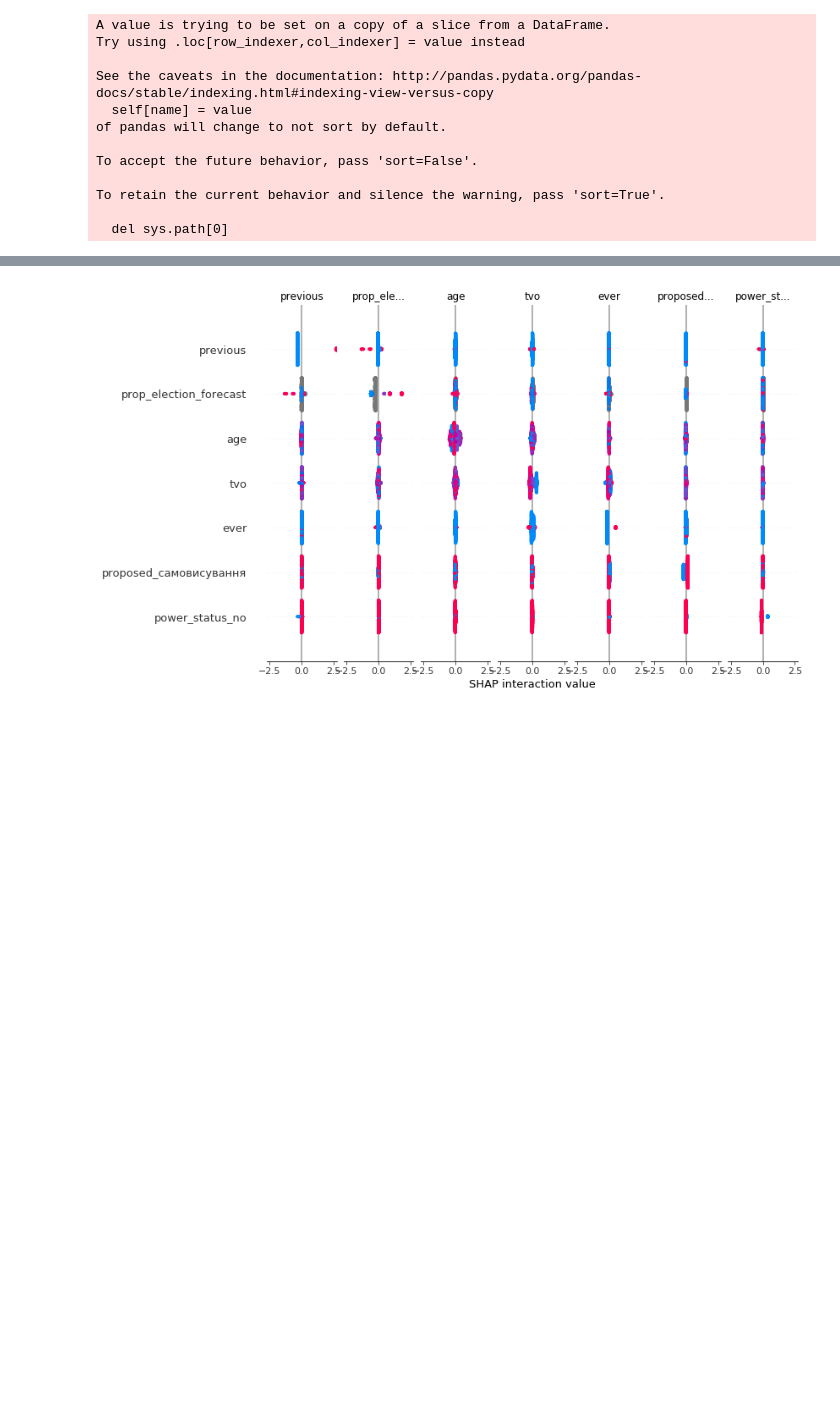
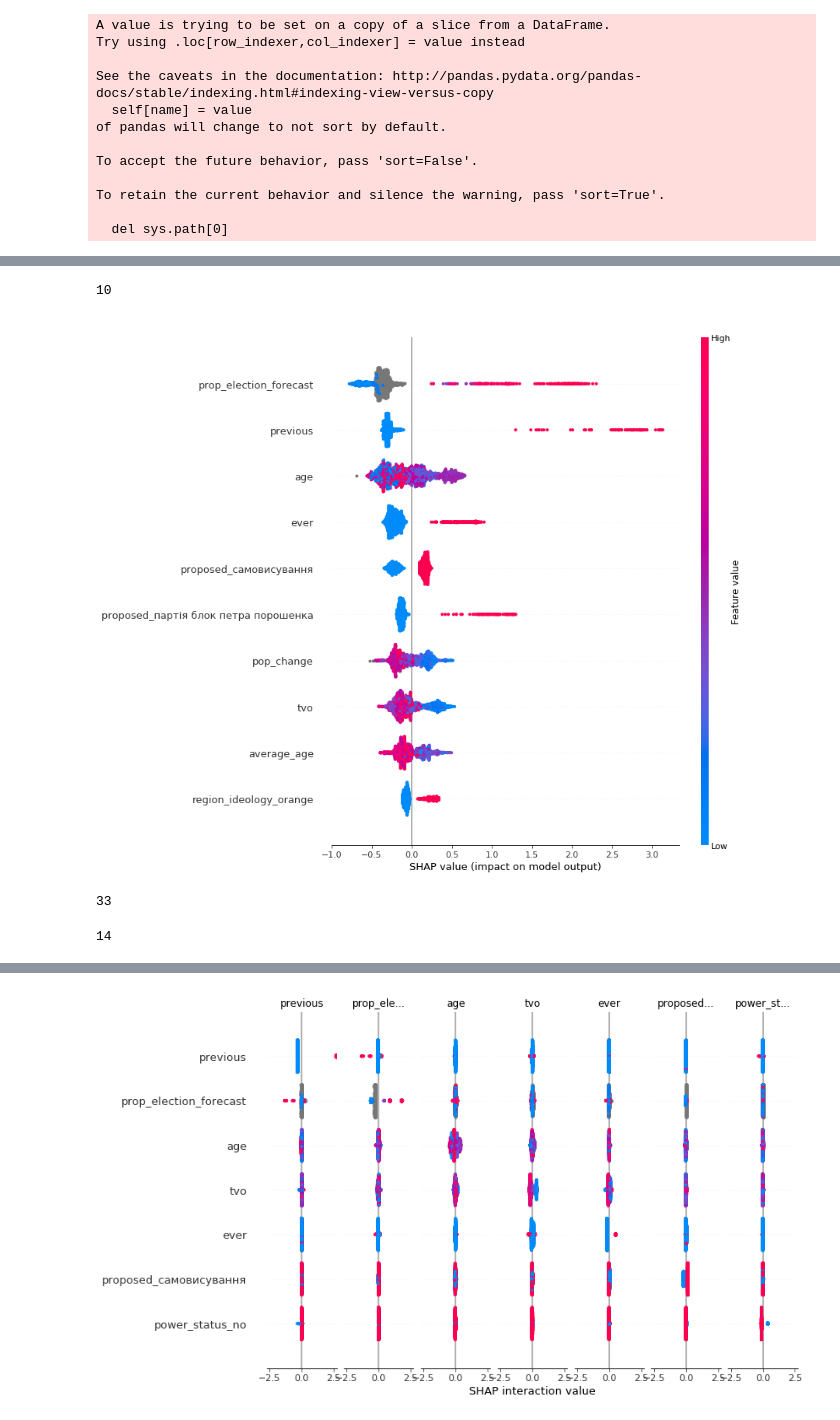
Before and after one commit to texty/parliamentary_elections_forecasting_2019, a Jupyter notebook: h2o.ipynb, the cells around one changed output, grey strips where cells are left out. Drawn from its saved outputs; the diff is of its cells as text; code cells hidden in the pictures; blank space fills up the shorter version.

```diff
--- a/h2o.ipynb
+++ b/h2o.ipynb
@@ -1106,7 +1106,8 @@ used_by_Isiah =["tvo", "oblast", "year", "proposed", "gender", "age", "party",
                   "average_age", "pop_change", "previous", "ever", "job", "funding",
                   "region_ideology", "power_status", "party_ideology","pres_perc_for",
                 "prop_election_forecast", 'winner', 'votes_for', 'perc_for',
-       'total_people', 'turnover']
+#        'total_people', 'turnover'
+               ]
 
 used_by_Isiah_without_proposed_and_power_status =[ "tvo", "oblast", "year", "gender", "age", "party",
                   "average_age", "pop_change", "previous", "ever", "job", "funding",
@@ -1136,8 +1137,8 @@ To retain the current behavior and silence the warning, pass 'sort=True'.
 # %%
 # Тут я спробував додати явку
 
-population_votes = pd.read_csv('turnover.csv')
-df_total = pd.merge(df_total, population_votes, on='tvo', how='left')
+# population_votes = pd.read_csv('turnover.csv')
+# df_total = pd.merge(df_total, population_votes, on='tvo', how='left')
 # %%
 class ModelDescr():
     def __init__(self):
@@ -1169,7 +1170,7 @@ class ModelDescr():
         self.explainer = shap.TreeExplainer(self.model)
         self.shap_values = self.explainer.shap_values(self.train)
 
-        self.shap_interaction_values = shap.TreeExplainer(self.model).shap_interaction_values(self.train.iloc[:2000,:])
+#         self.shap_interaction_values = shap.TreeExplainer(self.model).shap_interaction_values(self.train.iloc[:2000,:])
 
 
 
@@ -1286,8 +1287,11 @@ class ModelDescr():
         shap.summary_plot(self.shap_values, self.train, plot_type="bar")
 
 
-    def plot_shap_summary_plot_violine(self, save_plot=False, plot_name='plot/summary_plot.png'):
-        shap.summary_plot(self.shap_values, self.train, show=False)
+    def plot_shap_summary_plot_violine(self, save_plot=False, plot_name='plot/summary_plot.png',
+                                       feature_manual=None, max_display=None):
+
+        shap.summary_plot(self.shap_values, self.train, show=False,
+                          max_display=max_display, feature_manual=feature_manual)
 
         import matplotlib.pyplot as pl
         figure = pl.gcf()
@@ -1317,3 +1321,18 @@ Try using .loc[row_indexer,col_indexer] = value instead
 See the caveats in the documentation: http://pandas.pydata.org/pandas-docs/stable/indexing.html#indexing-view-versus-copy
 done data split
 [interactive output not drawn]
+# %%
+len(feature_names_2019)
+# %% [output]
+10
+# %%
+feature_names_2019 = ["Рівень підтримки на Президентських виборах", "Чи чинних мажоритарник від округу", "Вік кандидата",
+"Рейтинг партії згідно опитувань", "Партія - Слуга Народу", "Державна субсидія",
+"Номер округу", "Партія - Інші", "Середній вік в регіоні", "Зміна населення в регіоні"]
+feature_names_2014 = ["Рейтинг партії згідно опитувань", "Чи чинних мажоритарник від округу", "Вік кандидата",
+                      "Чи був депутатом", "Партія - Самовисування", "Партія - БПП", "Зміна населення в регіоні"]
+
+# model_check.plot_shap_summary_plot_violine(max_display=10, feature_manual=[d for d in reversed(feature_names_2019)])
+model_check.plot_shap_summary_plot_violine(max_display=10)
+# %% [output]
+[figure, added]
@@ -1319,0 +1353,8 @@ done data split
+# %%
+len(tvos)
+# %% [output]
+33
+# %%
+len(set(el_2012).intersection(set(el_2019)))
+# %% [output]
+14
```
Also changed, not shown: parts of 7 cells of this notebook.
